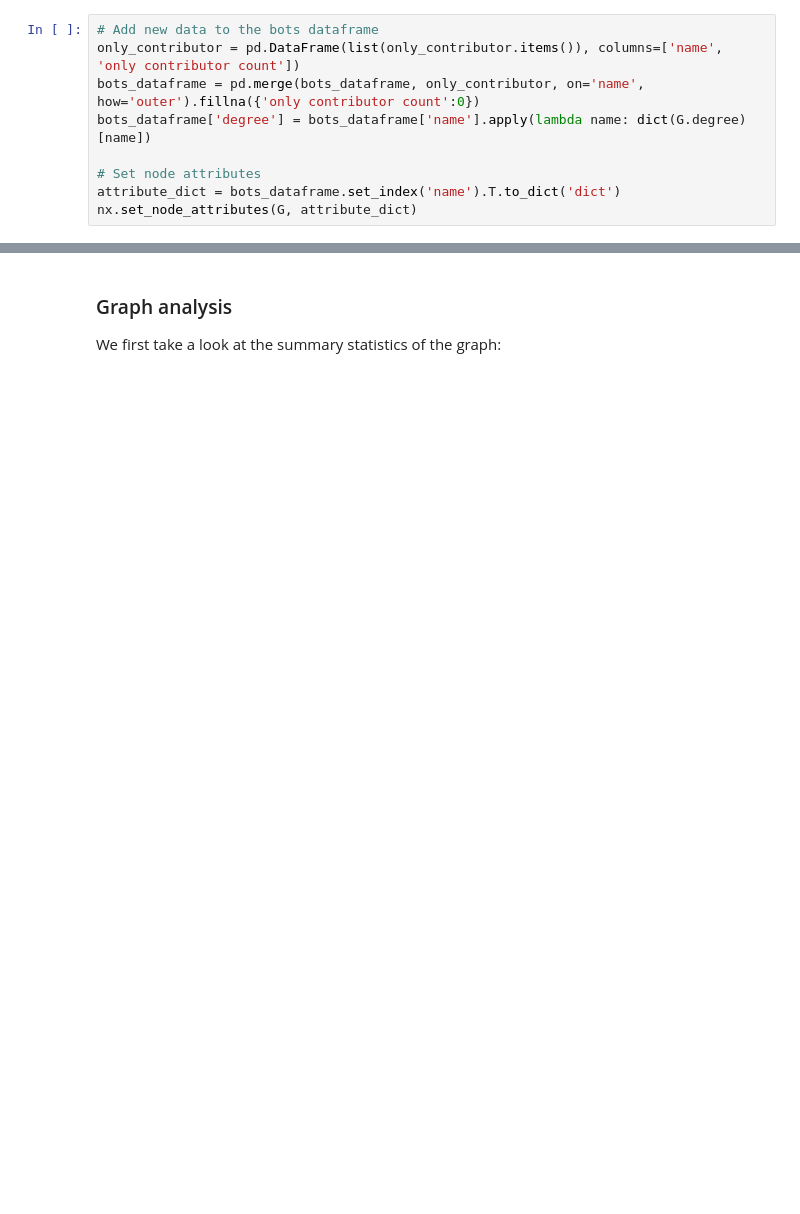
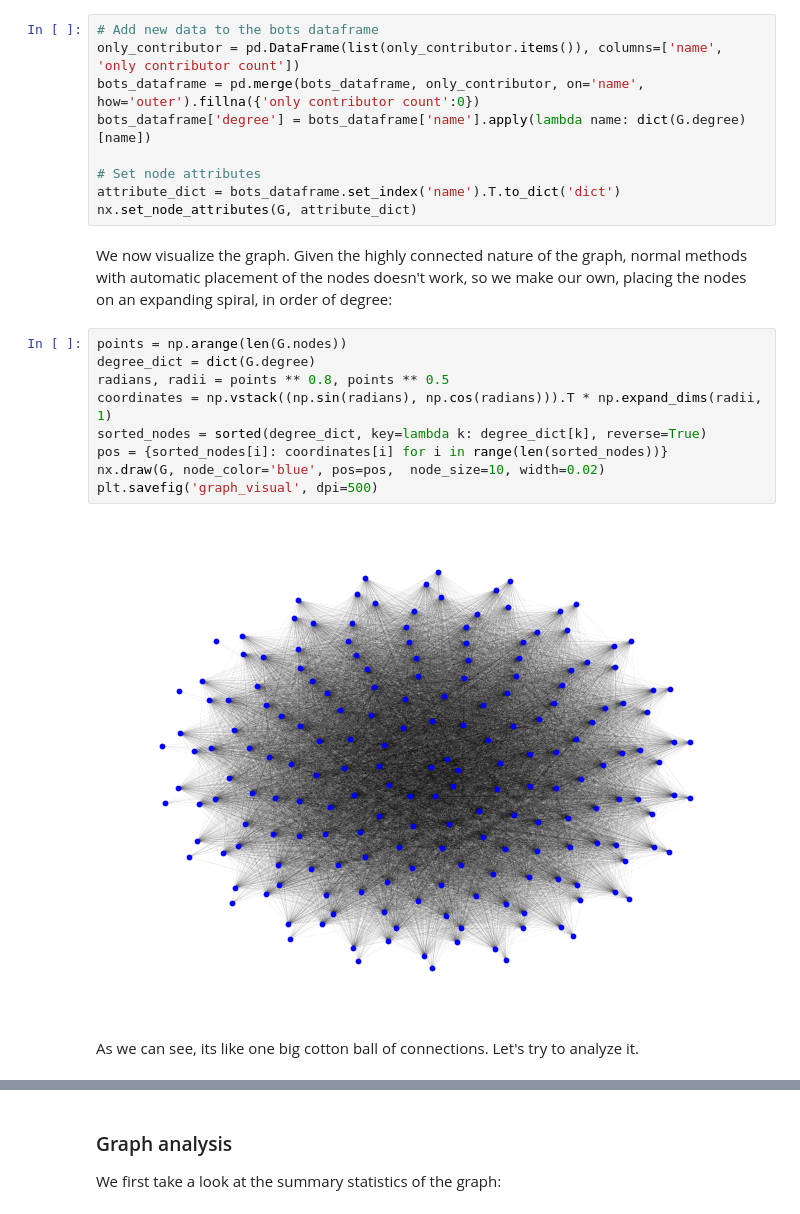
Before and after one commit to CSS-project-02467/CSS_Project, a Jupyter notebook: wikipedia.ipynb, the cells around one changed output, grey strips where cells are left out. Cells and saved outputs as stored; diff of their text form; blank space fills up the shorter version.

```diff
--- a/wikipedia.ipynb
+++ b/wikipedia.ipynb
@@ -92,6 +86,21 @@ bots_dataframe['degree'] = bots_dataframe['name'].apply(lambda name: dict(G.degr
 # Set node attributes
 attribute_dict = bots_dataframe.set_index('name').T.to_dict('dict')
 nx.set_node_attributes(G, attribute_dict)
+# %% [markdown]
+We now visualize the graph. Given the highly connected nature of the graph, normal methods with automatic placement of the nodes doesn't work, so we make our own, placing the nodes on an expanding spiral, in order of degree:
+# %%
+points = np.arange(len(G.nodes))
+degree_dict = dict(G.degree)
+radians, radii = points ** 0.8, points ** 0.5
+coordinates = np.vstack((np.sin(radians), np.cos(radians))).T * np.expand_dims(radii, 1)
+sorted_nodes = sorted(degree_dict, key=lambda k: degree_dict[k], reverse=True)
+pos = {sorted_nodes[i]: coordinates[i] for i in range(len(sorted_nodes))}
+nx.draw(G, node_color='blue', pos=pos,  node_size=10, width=0.02)
+plt.savefig('graph_visual', dpi=500)
+# %% [output]
+[figure, added]
+# %% [markdown]
+As we can see, its like one big cotton ball of connections. Let's try to analyze it.
 # %% [markdown]
 ## 3. Tools, theory and analysis.
 _Talk about how you’ve worked with text, including regular expressions, unicode, etc.
```
Also changed, not shown: parts of 26 cells of this notebook, 2 other files.
